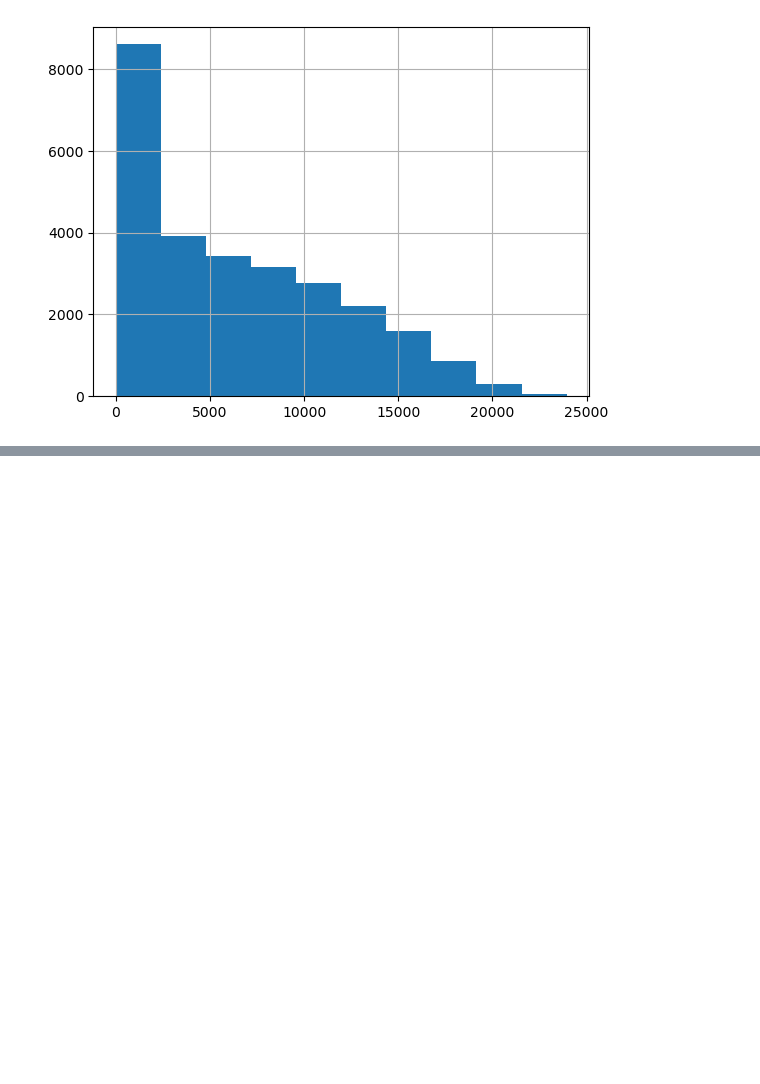
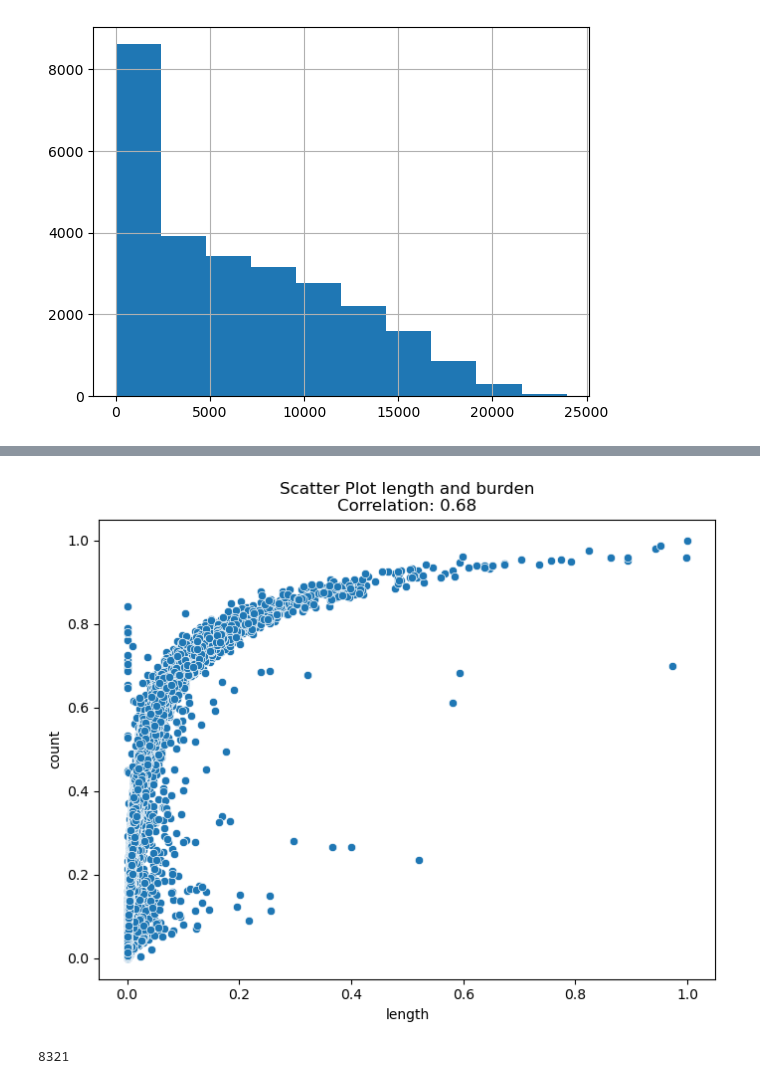
Before and after one commit to jakekrol/genefusion, a Jupyter notebook: scripts/python/prostate_analysis.ipynb, the cells around one changed output, grey strips where cells are left out. Drawn from its saved outputs; the diff is of its cells as text; code cells hidden in the pictures; blank space fills up the shorter version.

```diff
--- a/scripts/python/prostate_analysis.ipynb
+++ b/scripts/python/prostate_analysis.ipynb
@@ -820,0 +914,6 @@ TMPRSS2 11204
+# %%
+from sklearn.preprocessing import MinMaxScaler
+df = burden_distincts_ser.to_frame()
+df.columns = ['count']
+df['length'] = df.index.map(lambda x: gene_location(df_genes, x)[2] - gene_location(df_genes, x)[1])
+df.head()
@@ -820,0 +927,24 @@ TMPRSS2 11204
+# %%
+df_scaled = df.copy()
+df_scaled['count'] = scaler.fit_transform(df[['count']])
+df_scaled['length'] = scaler.fit_transform(df[['length']])
+cor = df_scaled['length'].corr(df_scaled['count'])
+correlation = df_scaled['length'].corr(df_scaled['count'])
+
+# Create a scatter plot to visualize the correlation
+plt.figure(figsize=(8, 6))
+sns.scatterplot(x='length', y='count', data=df_scaled)
+
+# Display the correlation coefficient on the plot
+plt.title(f'Scatter Plot length and burden\nCorrelation: {correlation:.2f}')
+plt.xlabel('length')
+plt.ylabel('count')
+
+# Show the plot
+plt.show()
+# %% [output]
+[figure, added]
+# %%
+58864865 - 58856544
+# %% [output]
+8321
```
Also changed, not shown: parts of 11 cells of this notebook.
